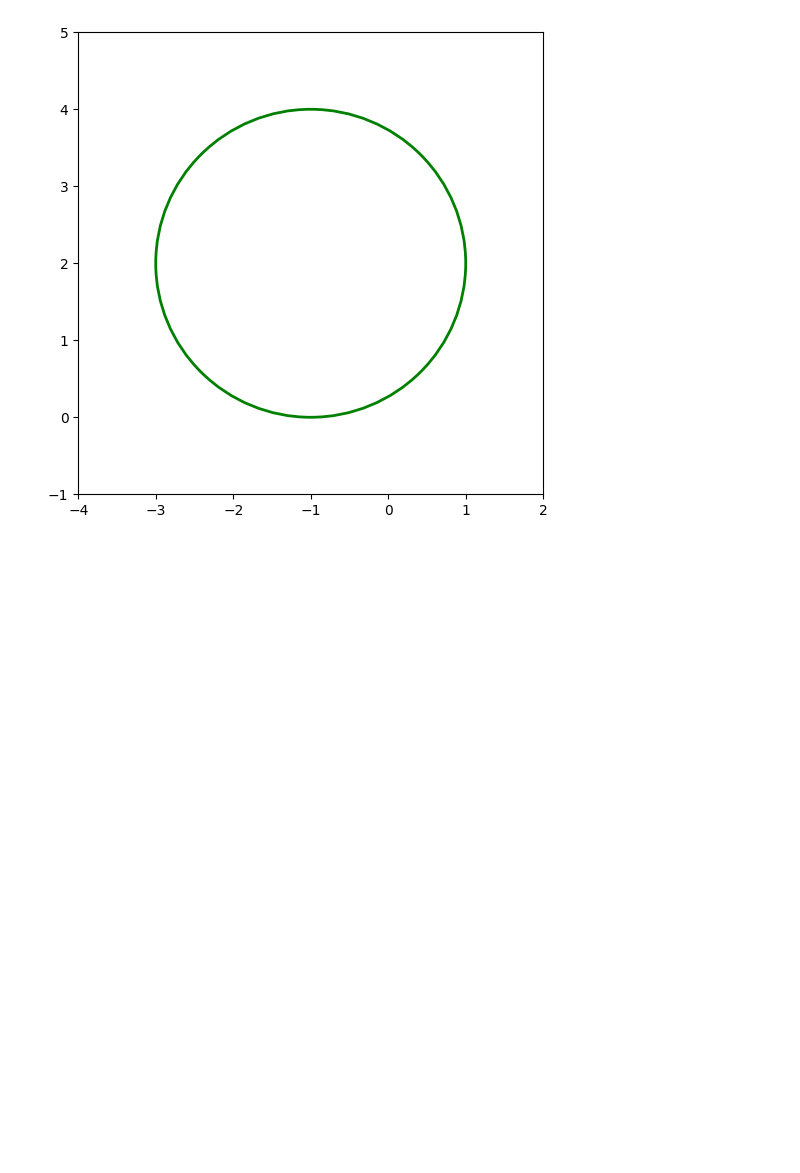
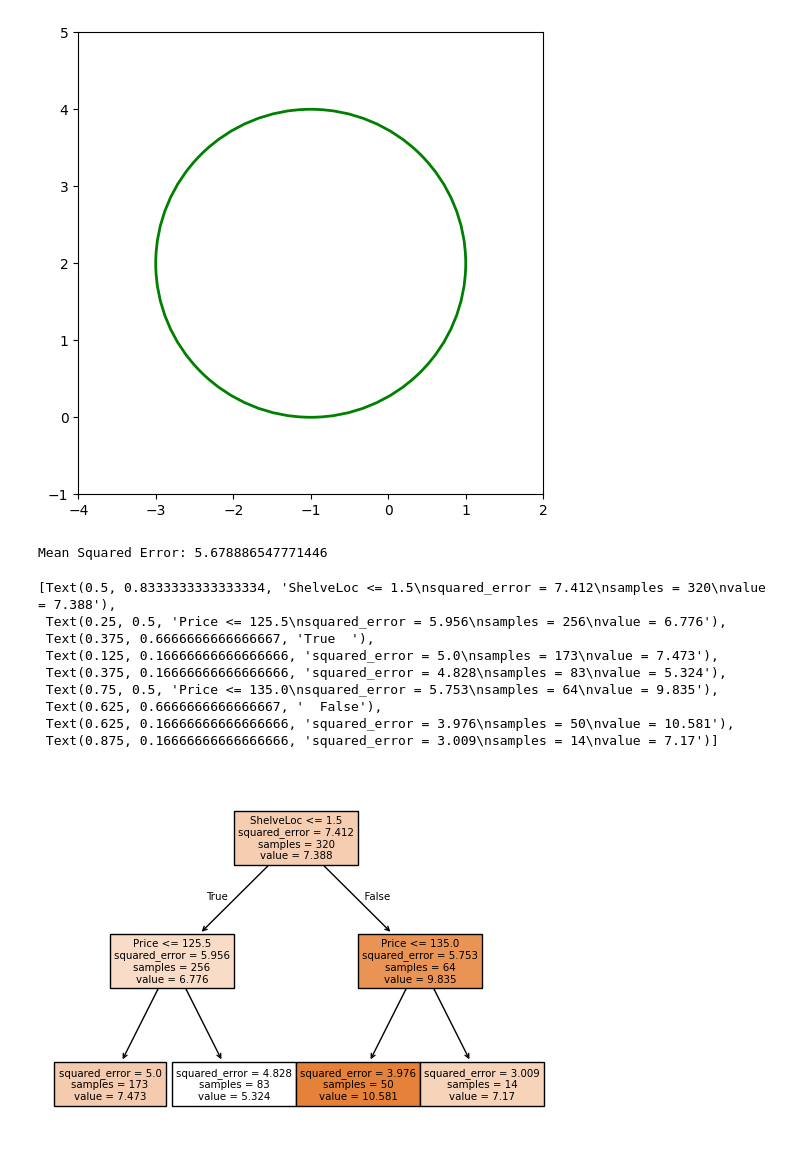
Before and after one commit to dan035-ucsd/MATH-102, a Jupyter notebook: math189/HW5/math189hw5.ipynb, the cells around one changed output. Saved outputs shown, nothing was run; the diff lists cells and outputs as text; code cells hidden in the pictures; blank space fills up the shorter version.

```diff
--- a/math189/HW5/math189hw5.ipynb
+++ b/math189/HW5/math189hw5.ipynb
@@ -108,3 +108,45 @@ ax.plot()
 # %% [output]
 []
 [figure]
+# %%
+from ISLP import load_data
+from matplotlib.pyplot import subplots
+from sklearn.model_selection import train_test_split
+from sklearn.tree import DecisionTreeRegressor
+from sklearn.tree import plot_tree
+from sklearn.metrics import mean_squared_error
+from sklearn.preprocessing import OrdinalEncoder
+
+carseats = load_data('Carseats')
+
+X = carseats.drop(columns=['Sales'])
+y = carseats['Sales']
+
+X_train, X_test, y_train, y_test = train_test_split(
+    X, y,
+    test_size=0.2,      # 20% test, 80% training
+    random_state=42     # ensures reproducibility
+)
+
+encoder = OrdinalEncoder(categories=[['Bad', 'Medium', 'Good'], ['No', 'Yes'], ['No', 'Yes']])
+X_train[['ShelveLoc', 'Urban', 'US']] = encoder.fit_transform(X_train[['ShelveLoc', 'Urban', 'US']])
+X_test[['ShelveLoc', 'Urban', 'US']] = encoder.fit_transform(X_test[['ShelveLoc', 'Urban', 'US']])
+model = DecisionTreeRegressor(max_depth=2, random_state=42).fit(X_train, y_train)
+
+y_pred = model.predict(X_test)
+mse = mean_squared_error(y_test, y_pred)
+print(f"Mean Squared Error: {mse}")
+
+plot_tree(model, feature_names=X.columns, filled=True)
+# %% [output]
+Mean Squared Error: 5.678886547771446
+[Text(0.5, 0.8333333333333334, 'ShelveLoc <= 1.5\nsquared_error = 7.412\nsamples = 320\nvalue = 7.388'),
+ Text(0.25, 0.5, 'Price <= 125.5\nsquared_error = 5.956\nsamples = 256\nvalue = 6.776'),
+ Text(0.375, 0.6666666666666667, 'True  '),
+ Text(0.125, 0.16666666666666666, 'squared_error = 5.0\nsamples = 173\nvalue = 7.473'),
+ Text(0.375, 0.16666666666666666, 'squared_error = 4.828\nsamples = 83\nvalue = 5.324'),
+ Text(0.75, 0.5, 'Price <= 135.0\nsquared_error = 5.753\nsamples = 64\nvalue = 9.835'),
+ Text(0.625, 0.6666666666666667, '  False'),
+ Text(0.625, 0.16666666666666666, 'squared_error = 3.976\nsamples = 50\nvalue = 10.581'),
+ Text(0.875, 0.16666666666666666, 'squared_error = 3.009\nsamples = 14\nvalue = 7.17')]
+[figure, added]
```
Also changed, not shown: 4 other files.
